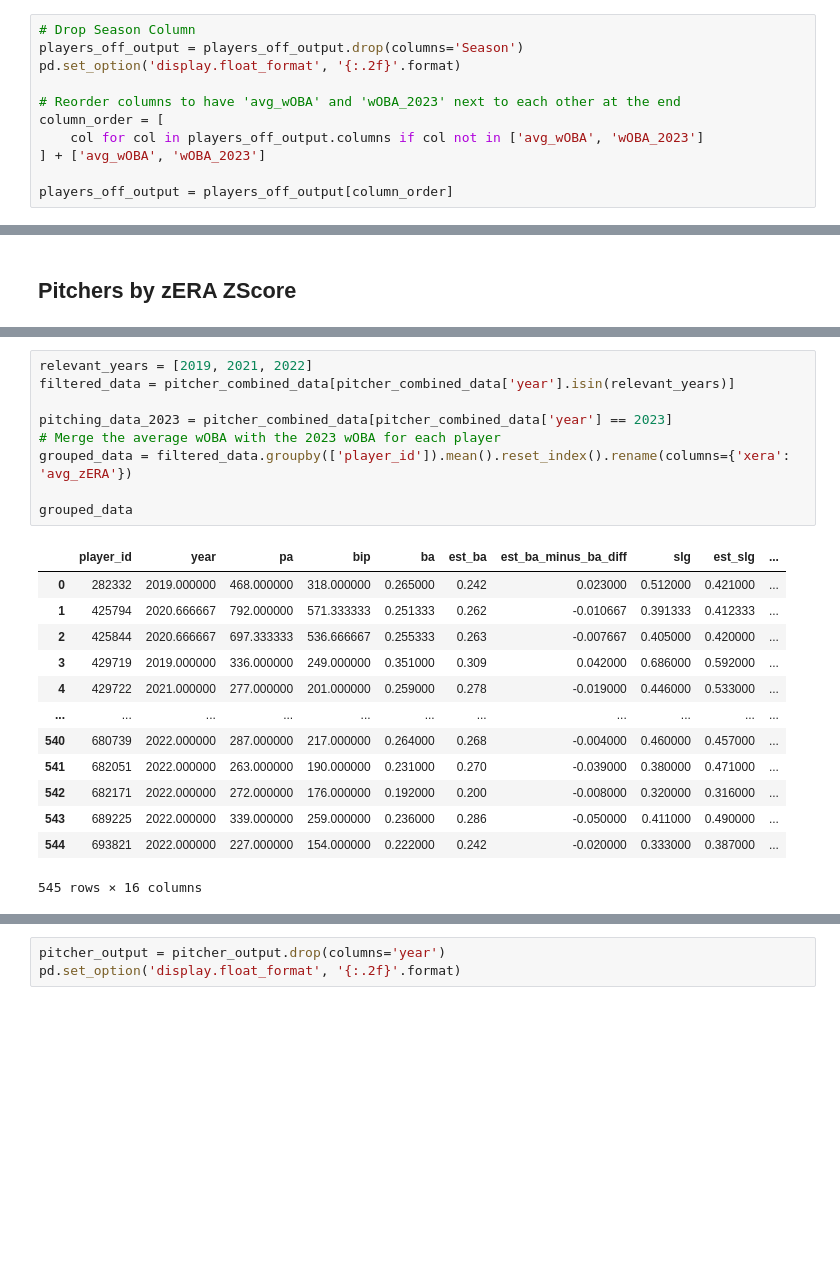
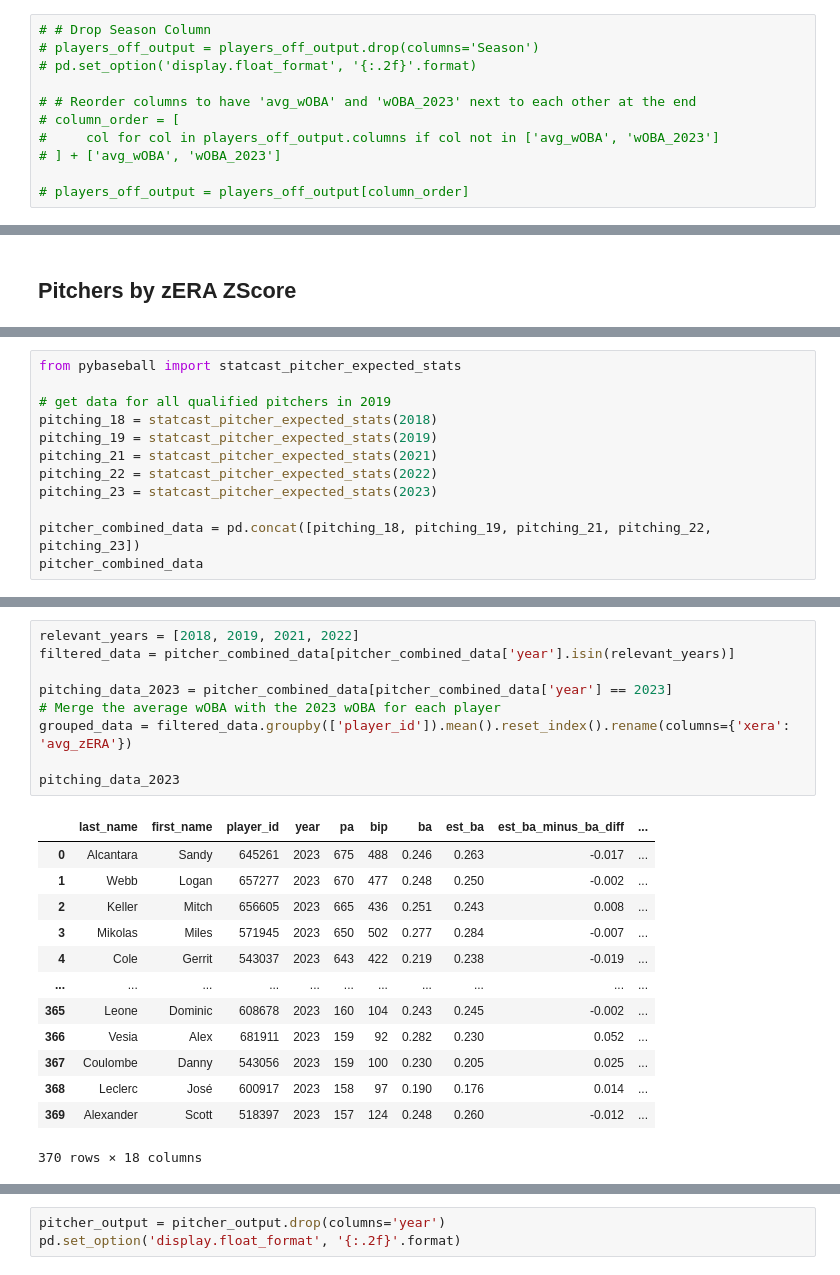
Before and after one commit to PsCushman/baseball-rule-changes, a Jupyter notebook: simplifed_player_import.ipynb, the cells around one changed output, grey strips where cells are left out. Saved outputs shown, nothing was run; the diff lists cells and outputs as text; blank space fills up the shorter version.

```diff
--- a/simplifed_player_import.ipynb
+++ b/simplifed_player_import.ipynb
@@ -51,12 +110,12 @@ KeyError: 'Season'
 # %%
-# Drop Season Column
-players_off_output = players_off_output.drop(columns='Season')
-pd.set_option('display.float_format', '{:.2f}'.format)
+# # Drop Season Column
+# players_off_output = players_off_output.drop(columns='Season')
+# pd.set_option('display.float_format', '{:.2f}'.format)
 
-# Reorder columns to have 'avg_wOBA' and 'wOBA_2023' next to each other at the end
-column_order = [
-    col for col in players_off_output.columns if col not in ['avg_wOBA', 'wOBA_2023']
-] + ['avg_wOBA', 'wOBA_2023']
+# # Reorder columns to have 'avg_wOBA' and 'wOBA_2023' next to each other at the end
+# column_order = [
+#     col for col in players_off_output.columns if col not in ['avg_wOBA', 'wOBA_2023']
+# ] + ['avg_wOBA', 'wOBA_2023']
 
-players_off_output = players_off_output[column_order]
+# players_off_output = players_off_output[column_order]
 # %%
@@ -112,0 +173,12 @@ pitcher_combined_data.to_csv('Resources/pitcher_combined_data.csv', index=False)
+# %%
+from pybaseball import statcast_pitcher_expected_stats
+
+# get data for all qualified pitchers in 2019
+pitching_18 = statcast_pitcher_expected_stats(2018)
+pitching_19 = statcast_pitcher_expected_stats(2019)
+pitching_21 = statcast_pitcher_expected_stats(2021)
+pitching_22 = statcast_pitcher_expected_stats(2022)
+pitching_23 = statcast_pitcher_expected_stats(2023)
+
+pitcher_combined_data = pd.concat([pitching_18, pitching_19, pitching_21, pitching_22, pitching_23])
+pitcher_combined_data
@@ -113,24 +199,24 @@ pitcher_combined_data.to_csv('Resources/pitcher_combined_data.csv', index=False)
 # %%
-relevant_years = [2019, 2021, 2022]
+relevant_years = [2018, 2019, 2021, 2022]
 filtered_data = pitcher_combined_data[pitcher_combined_data['year'].isin(relevant_years)]
 
 pitching_data_2023 = pitcher_combined_data[pitcher_combined_data['year'] == 2023]
 # Merge the average wOBA with the 2023 wOBA for each player
 grouped_data = filtered_data.groupby(['player_id']).mean().reset_index().rename(columns={'xera': 'avg_zERA'})
 
-grouped_data
+pitching_data_2023
 # %% [output]
-|  | player_id | year | pa | bip | ba | est_ba | est_ba_minus_ba_diff | slg | est_slg | ... |
-| 0 | 282332 | 2019.000000 | 468.000000 | 318.000000 | 0.265000 | 0.242 | 0.023000 | 0.512000 | 0.421000 | ... |
-| 1 | 425794 | 2020.666667 | 792.000000 | 571.333333 | 0.251333 | 0.262 | -0.010667 | 0.391333 | 0.412333 | ... |
-| 2 | 425844 | 2020.666667 | 697.333333 | 536.666667 | 0.255333 | 0.263 | -0.007667 | 0.405000 | 0.420000 | ... |
-| 3 | 429719 | 2019.000000 | 336.000000 | 249.000000 | 0.351000 | 0.309 | 0.042000 | 0.686000 | 0.592000 | ... |
-| 4 | 429722 | 2021.000000 | 277.000000 | 201.000000 | 0.259000 | 0.278 | -0.019000 | 0.446000 | 0.533000 | ... |
+|  | last_name | first_name | player_id | year | pa | bip | ba | est_ba | est_ba_minus_ba_diff | ... |
+| 0 | Alcantara | Sandy | 645261 | 2023 | 675 | 488 | 0.246 | 0.263 | -0.017 | ... |
+| 1 | Webb | Logan | 657277 | 2023 | 670 | 477 | 0.248 | 0.250 | -0.002 | ... |
+| 2 | Keller | Mitch | 656605 | 2023 | 665 | 436 | 0.251 | 0.243 | 0.008 | ... |
+| 3 | Mikolas | Miles | 571945 | 2023 | 650 | 502 | 0.277 | 0.284 | -0.007 | ... |
+| 4 | Cole | Gerrit | 543037 | 2023 | 643 | 422 | 0.219 | 0.238 | -0.019 | ... |
 | ... | ... | ... | ... | ... | ... | ... | ... | ... | ... | ... |
-| 540 | 680739 | 2022.000000 | 287.000000 | 217.000000 | 0.264000 | 0.268 | -0.004000 | 0.460000 | 0.457000 | ... |
-| 541 | 682051 | 2022.000000 | 263.000000 | 190.000000 | 0.231000 | 0.270 | -0.039000 | 0.380000 | 0.471000 | ... |
-| 542 | 682171 | 2022.000000 | 272.000000 | 176.000000 | 0.192000 | 0.200 | -0.008000 | 0.320000 | 0.316000 | ... |
-| 543 | 689225 | 2022.000000 | 339.000000 | 259.000000 | 0.236000 | 0.286 | -0.050000 | 0.411000 | 0.490000 | ... |
-| 544 | 693821 | 2022.000000 | 227.000000 | 154.000000 | 0.222000 | 0.242 | -0.020000 | 0.333000 | 0.387000 | ... |
+| 365 | Leone | Dominic | 608678 | 2023 | 160 | 104 | 0.243 | 0.245 | -0.002 | ... |
+| 366 | Vesia | Alex | 681911 | 2023 | 159 | 92 | 0.282 | 0.230 | 0.052 | ... |
+| 367 | Coulombe | Danny | 543056 | 2023 | 159 | 100 | 0.230 | 0.205 | 0.025 | ... |
+| 368 | Leclerc | José | 600917 | 2023 | 158 | 97 | 0.190 | 0.176 | 0.014 | ... |
+| 369 | Alexander | Scott | 518397 | 2023 | 157 | 124 | 0.248 | 0.260 | -0.012 | ... |
-545 rows × 16 columns
+370 rows × 18 columns
 # %%
```
Also changed, not shown: parts of 17 cells of this notebook, 6 other files.
